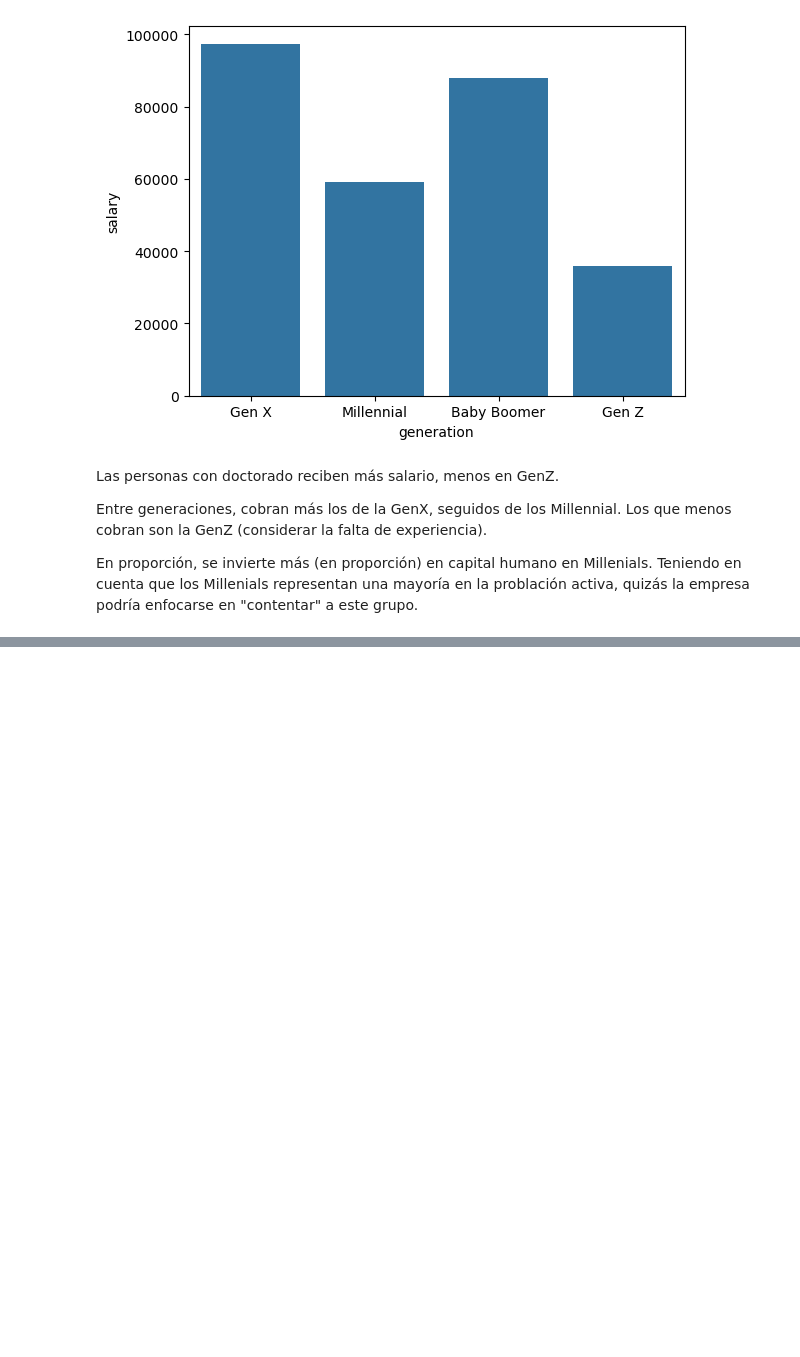
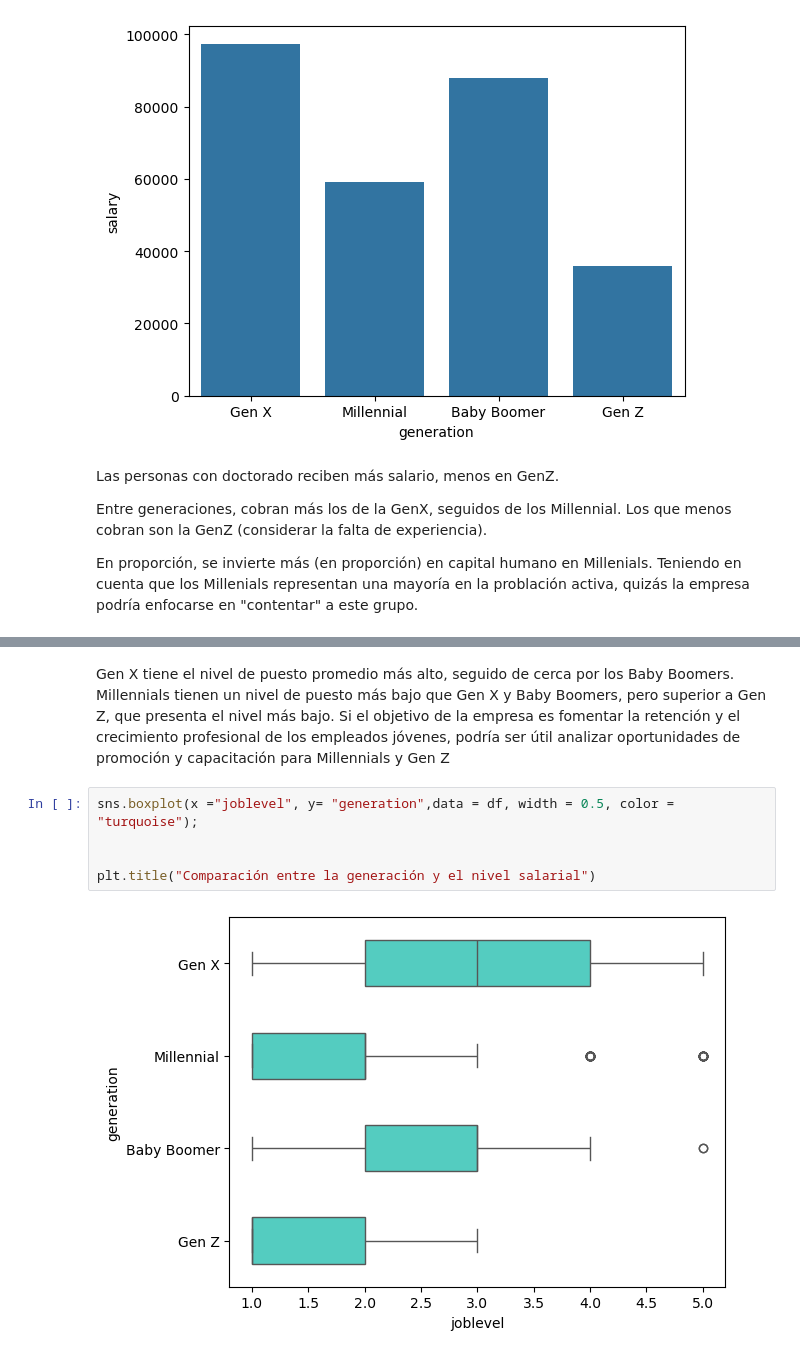
Before and after one commit to NuriaSalasVazquez/project-da-promo-49-modulo-3-team-4, a Jupyter notebook: EDA.ipynb, the cells around one changed output, grey strips where cells are left out. Cells and saved outputs as stored; diff of their text form; blank space fills up the shorter version.

```diff
--- a/EDA.ipynb
+++ b/EDA.ipynb
@@ -549,0 +564,11 @@ En proporción, se invierte más (en proporción) en capital humano en Millenial
+# %% [markdown]
+Gen X tiene el nivel de puesto promedio más alto, seguido de cerca por los Baby Boomers.
+Millennials tienen un nivel de puesto más bajo que Gen X y Baby Boomers, pero superior a Gen Z, que presenta el nivel más bajo.
+Si el objetivo de la empresa es fomentar la retención y el crecimiento profesional de los empleados jóvenes, podría ser útil analizar oportunidades de promoción y capacitación para Millennials y Gen Z
+# %%
+sns.boxplot(x ="joblevel", y= "generation",data = df, width = 0.5, color = "turquoise");
+
+
+plt.title("Comparación entre la generación y el nivel salarial")
+# %% [output]
+[figure, added]
```
Also changed, not shown: parts of 12 cells of this notebook.
